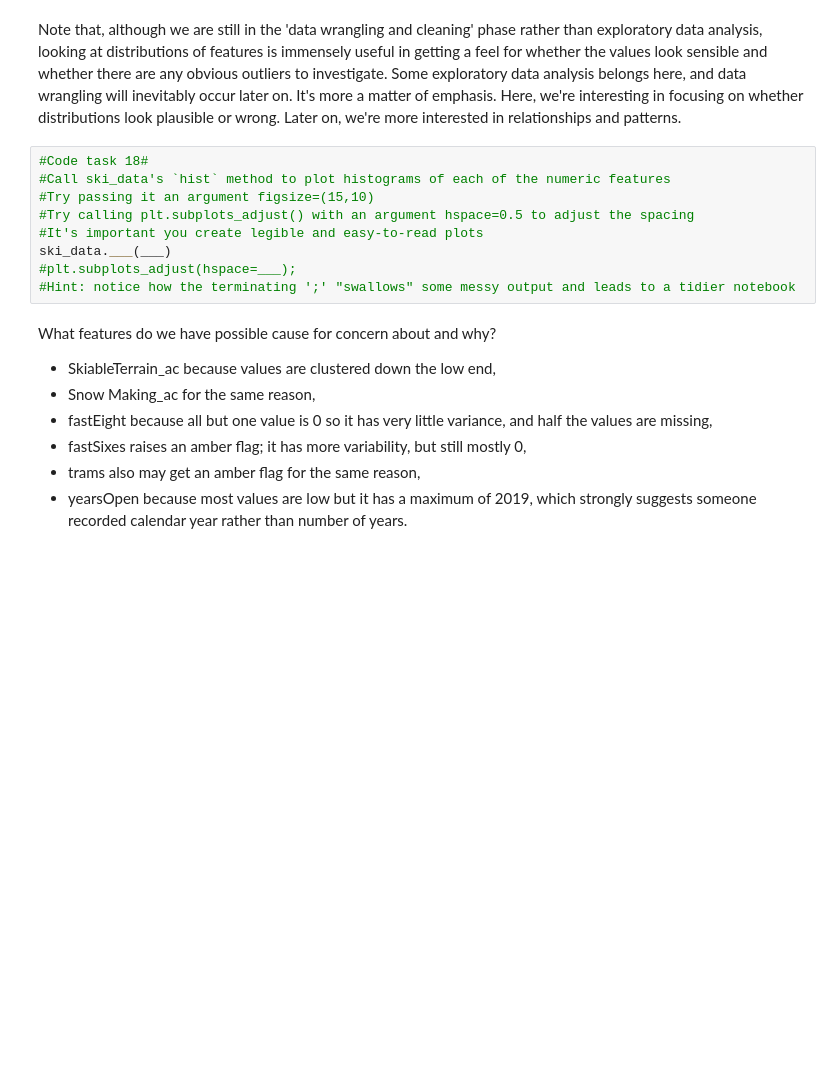
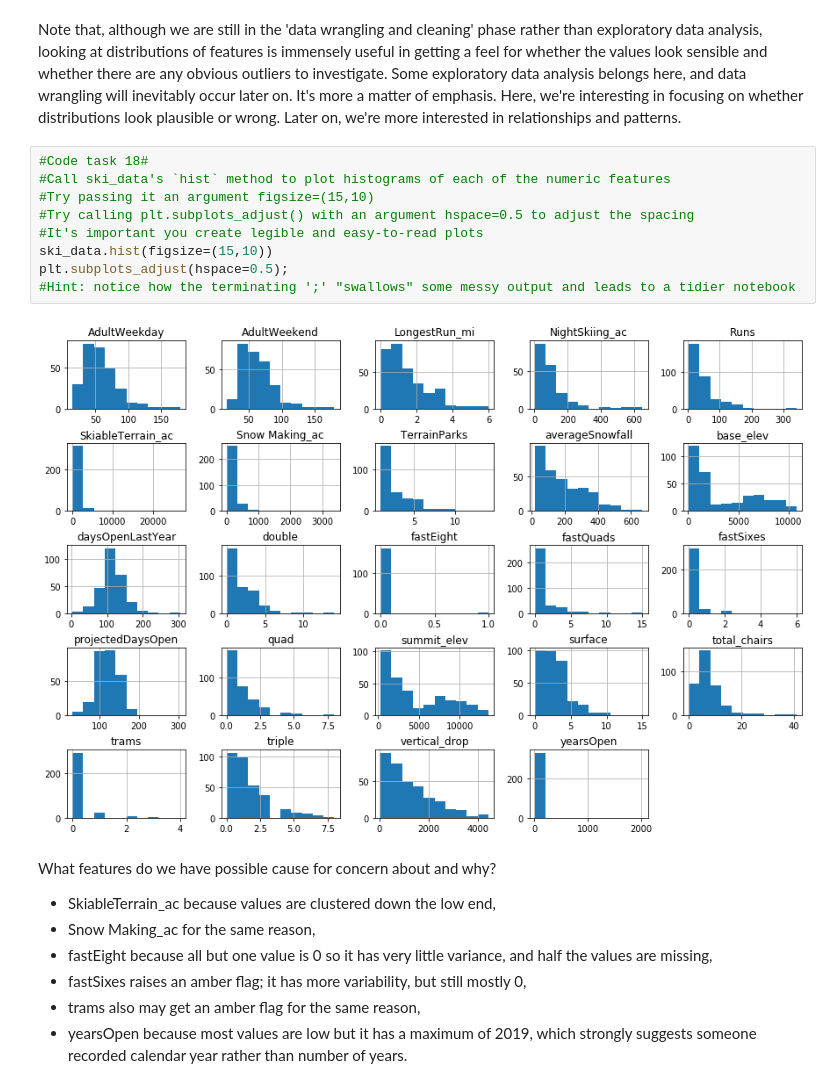
Before and after one commit to jasonhua805/DataScienceGuidedCapstone, a Jupyter notebook: Notebooks/02_data_wrangling.ipynb, the cells around one changed output. Saved outputs shown, nothing was run; the diff lists cells and outputs as text; blank space fills up the shorter version.

```diff
--- a/Notebooks/02_data_wrangling.ipynb
+++ b/Notebooks/02_data_wrangling.ipynb
@@ -488,12 +530,14 @@ Note that, although we are still in the 'data wrangling and cleaning' phase rath
 # %%
 #Code task 18#
 #Call ski_data's `hist` method to plot histograms of each of the numeric features
 #Try passing it an argument figsize=(15,10)
 #Try calling plt.subplots_adjust() with an argument hspace=0.5 to adjust the spacing
 #It's important you create legible and easy-to-read plots
-ski_data.___(___)
-#plt.subplots_adjust(hspace=___);
+ski_data.hist(figsize=(15,10))
+plt.subplots_adjust(hspace=0.5);
 #Hint: notice how the terminating ';' "swallows" some messy output and leads to a tidier notebook
+# %% [output]
+[figure, added]
 # %% [markdown]
 What features do we have possible cause for concern about and why?
 
```
Also changed, not shown: parts of 40 cells of this notebook.
